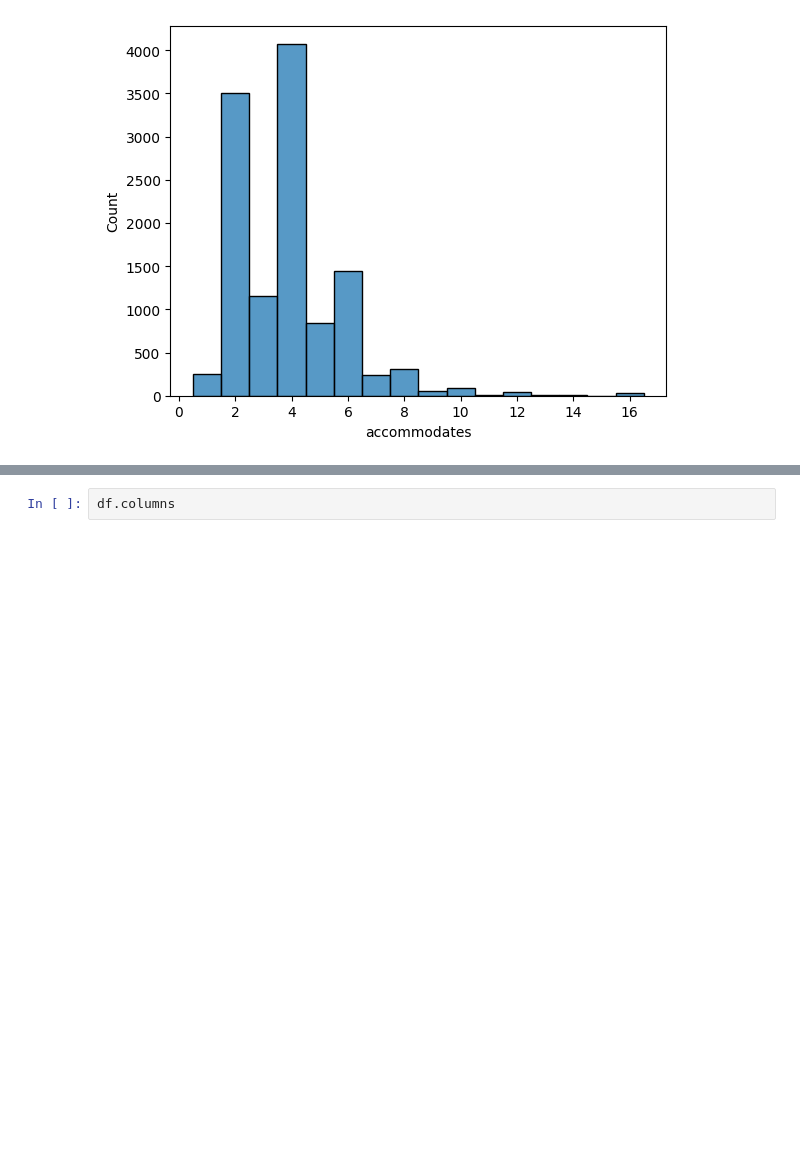
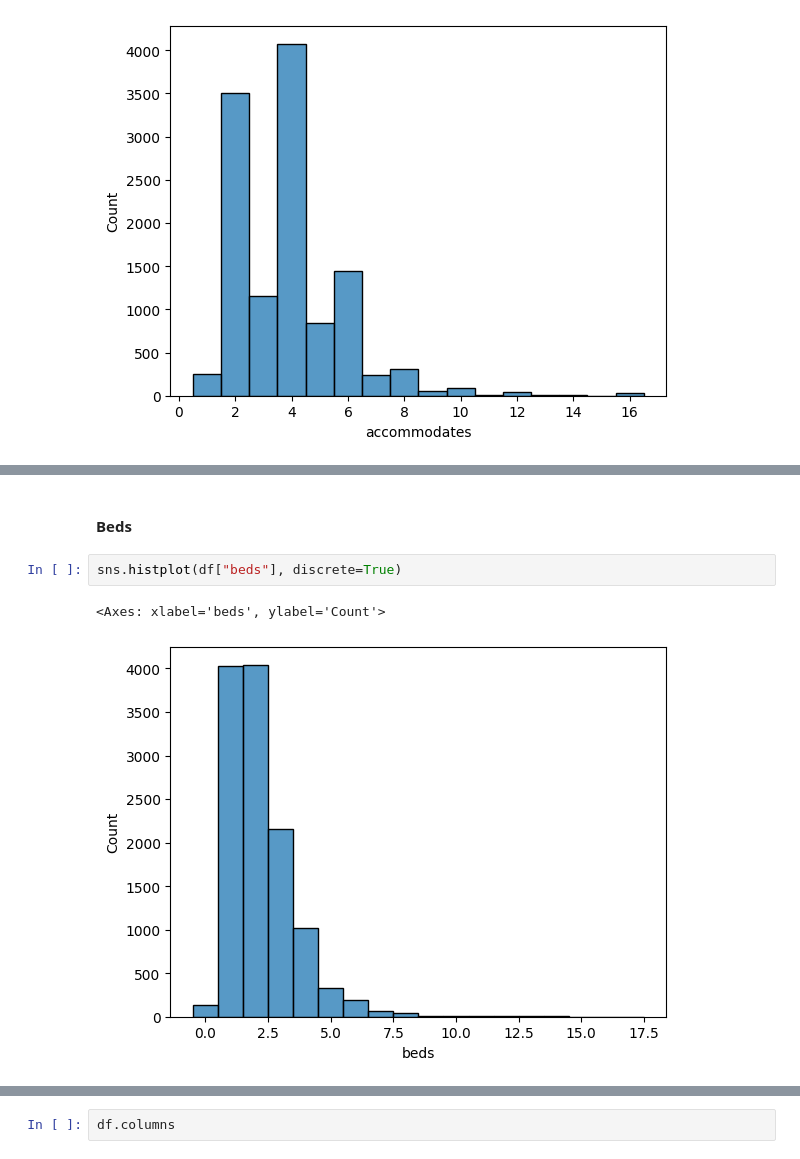
Before and after one commit to EliasSchafer1/Airbnb-Florence, a Jupyter notebook: notebooks/01_preprocessing.ipynb, the cells around one changed output, grey strips where cells are left out. Drawn from its saved outputs; the diff is of its cells as text; blank space fills up the shorter version.

```diff
--- a/notebooks/01_preprocessing.ipynb
+++ b/notebooks/01_preprocessing.ipynb
@@ -224,0 +239,7 @@ sns.histplot(df["accommodates"], discrete=True)
+# %% [markdown]
+#### Beds
+# %%
+sns.histplot(df["beds"], discrete=True)
+# %% [output]
+<Axes: xlabel='beds', ylabel='Count'>
+[figure, added]
```
Also changed, not shown: parts of 12 cells of this notebook.
